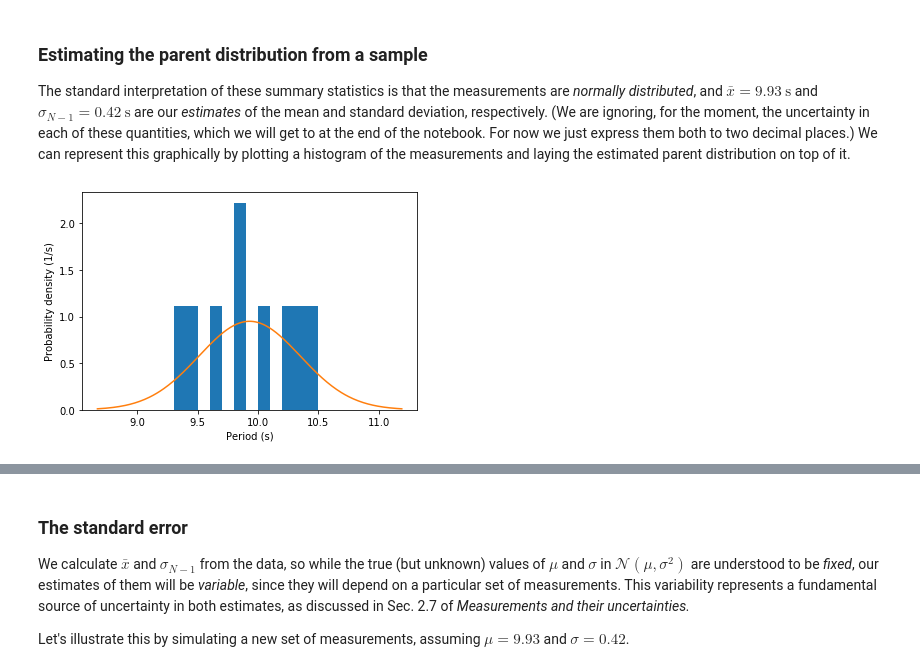
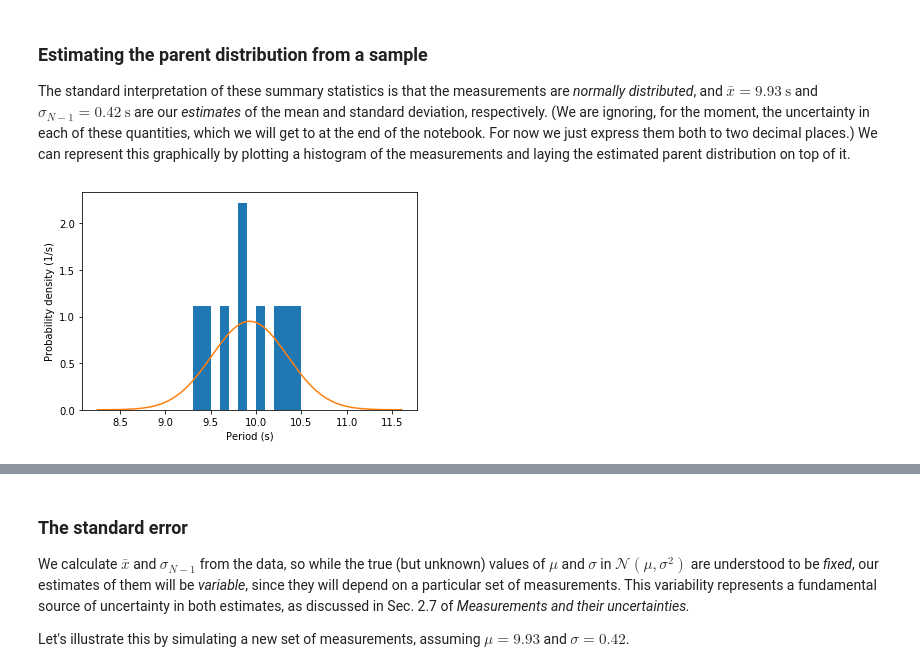
Before and after one commit to jsdodge/data-analysis-python, a Jupyter notebook: notebooks/2.0-Basic-statistics.ipynb, the cells around one changed output, grey strips where cells are left out. Saved outputs shown, nothing was run; the diff lists cells and outputs as text; code cells hidden in the pictures.

```diff
--- a/notebooks/2.0-Basic-statistics.ipynb
+++ b/notebooks/2.0-Basic-statistics.ipynb
@@ -333,26 +334,26 @@ The standard interpretation of these summary statistics is that the measurements
 # %%
 # Set the bins to be 0.1 wide
 bin_width = 0.1
 edges = np.arange(np.amin(period), np.amax(period) + bin_width, bin_width)
 
 # Plot the histogram as a probability density
 plt.hist(period,bins = edges,density=True);
 
 # Set the mean and standard deviation
 mu = 9.93
 sigma = 0.42
 
 # Calculate the distribution at a dt = 0.01 spacing
 dt = 0.01
-tmin = mu-3*sigma
-tmax = mu+3*sigma
+tmin = mu-4*sigma
+tmax = mu+4*sigma
 t_dist = np.arange(tmin, tmax + dt, dt)
 pdf = np.exp(-(t_dist - mu)**2/(2*sigma**2))/np.sqrt(2*np.pi*sigma**2)
 
 # Plot the density and label axes
 plt.plot(t_dist, pdf)
 plt.xlabel('Period (s)')
 plt.ylabel('Probability density (1/s)');
 # %% [output]
-[figure, old version]
+[figure, new version]
 # %% [markdown]
```
Also changed, not shown: parts of 14 cells of this notebook.
